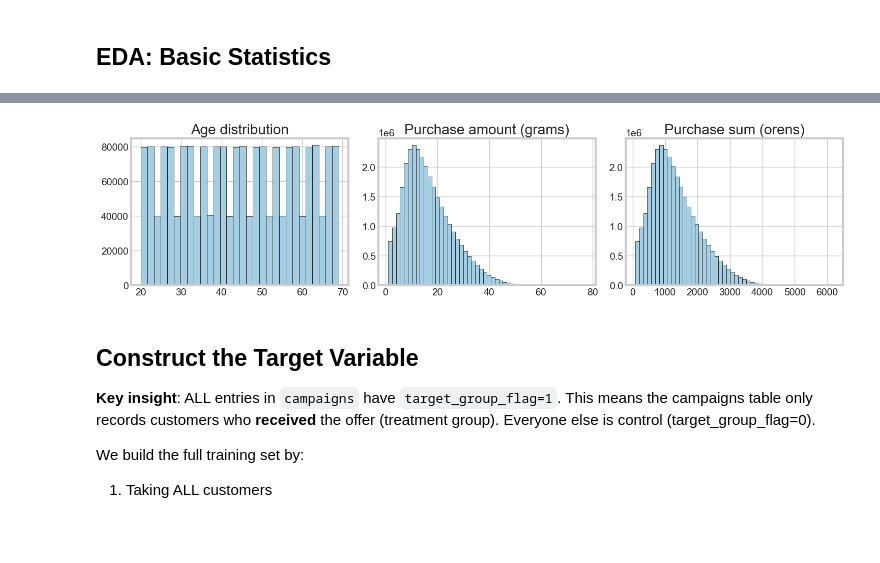
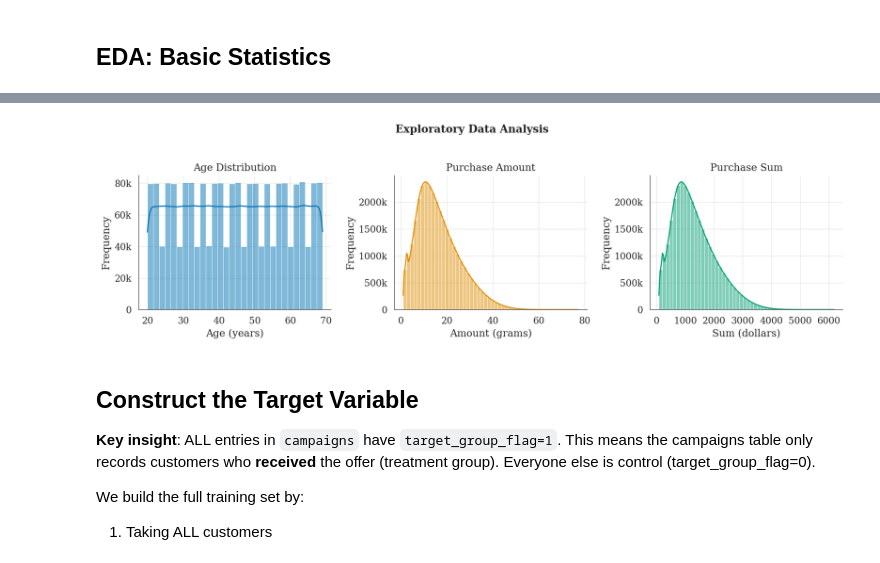
Before and after one commit to samalyarov/uplift_modeling_setup, a Jupyter notebook: notebooks/train_model.ipynb, the cells around one changed output, grey strips where cells are left out. Saved outputs shown, nothing was run; the diff lists cells and outputs as text; code cells hidden in the pictures; blank space fills up the shorter version.

```diff
--- a/notebooks/train_model.ipynb
+++ b/notebooks/train_model.ipynb
@@ -125,21 +144,35 @@ All campaign entries have target_group_flag=1: True
 Campaign customers: 500000, Total customers: 2000000
 Control group (not in campaigns): 1500000
 # %%
-fig, axes = plt.subplots(1, 3, figsize=(15, 4))
+fig, axes = plt.subplots(1, 3, figsize=(14, 4))
 
-axes[0].hist(customers["age"], bins=30, edgecolor="k")
-axes[0].set_title("Age distribution")
+sns.histplot(customers["age"], bins=30, kde=True, color=PALETTE[0], edgecolor="white",
+             linewidth=0.5, ax=axes[0])
+axes[0].set_title("Age Distribution")
+axes[0].set_xlabel("Age (years)")
+axes[0].set_ylabel("Frequency")
 
-axes[1].hist(receipts["purchase_amt"], bins=50, edgecolor="k")
-axes[1].set_title("Purchase amount (grams)")
+sns.histplot(receipts["purchase_amt"], bins=50, kde=True, color=PALETTE[1], edgecolor="white",
+             linewidth=0.5, ax=axes[1])
+axes[1].set_title("Purchase Amount")
+axes[1].set_xlabel("Amount (grams)")
+axes[1].set_ylabel("Frequency")
 
-axes[2].hist(receipts["purchase_sum"], bins=50, edgecolor="k")
-axes[2].set_title("Purchase sum (orens)")
+sns.histplot(receipts["purchase_sum"], bins=50, kde=True, color=PALETTE[2], edgecolor="white",
+             linewidth=0.5, ax=axes[2])
+axes[2].set_title("Purchase Sum")
+axes[2].set_xlabel("Sum (dollars)")
+axes[2].set_ylabel("Frequency")
 
+for ax in axes:
+    ax.yaxis.set_major_formatter(mticker.FuncFormatter(lambda x, _: f"{x/1000:.0f}k" if x >= 1000 else f"{x:.0f}"))
+    sns.despine(ax=ax)
+
+plt.suptitle("Exploratory Data Analysis", fontsize=14, fontweight="bold", y=1.03)
 plt.tight_layout()
 plt.show()
 # %% [output]
-[figure, old version]
+[figure, new version]
 # %% [markdown]
 ## Construct the Target Variable
 
```
Also changed, not shown: parts of 40 cells of this notebook, 13 other files.
